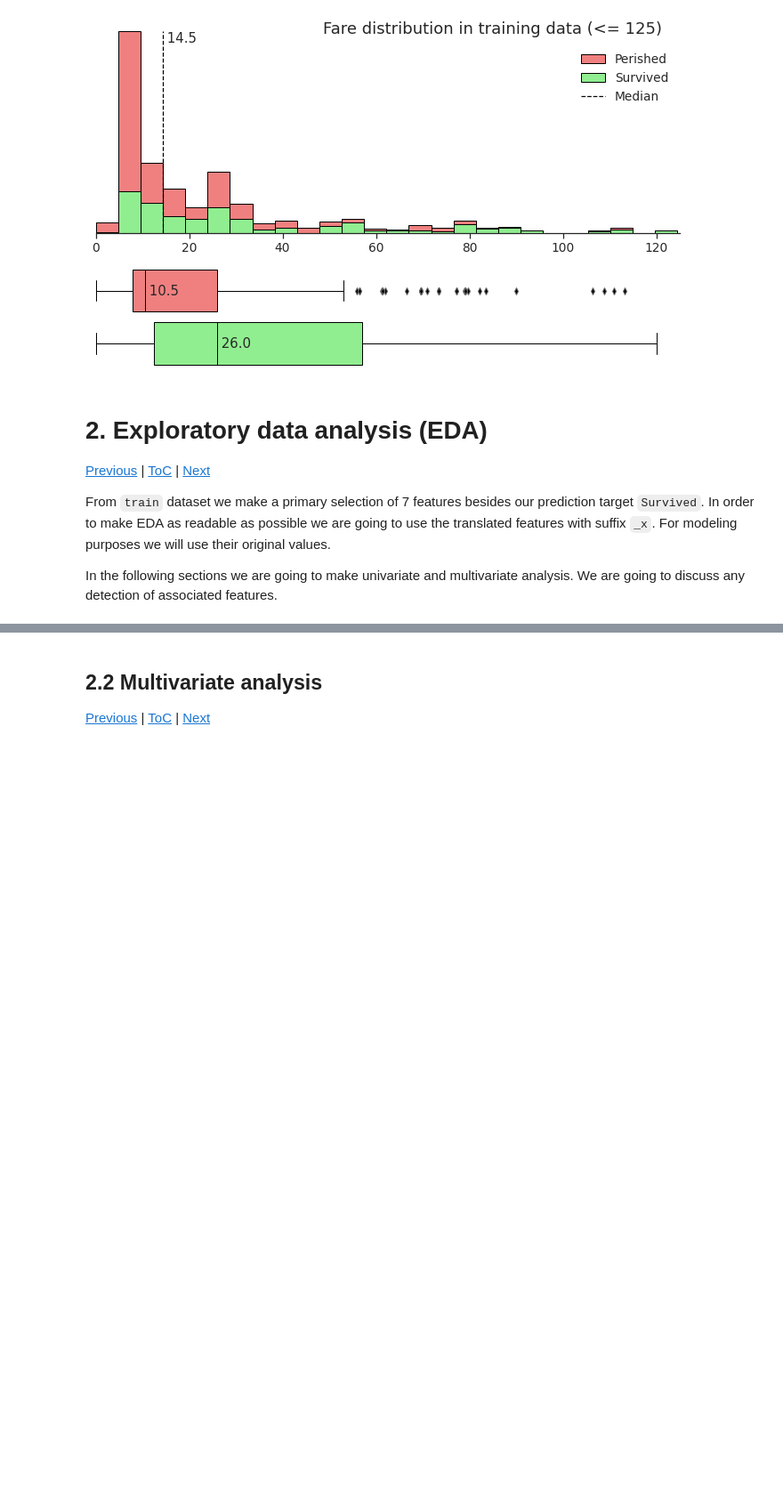
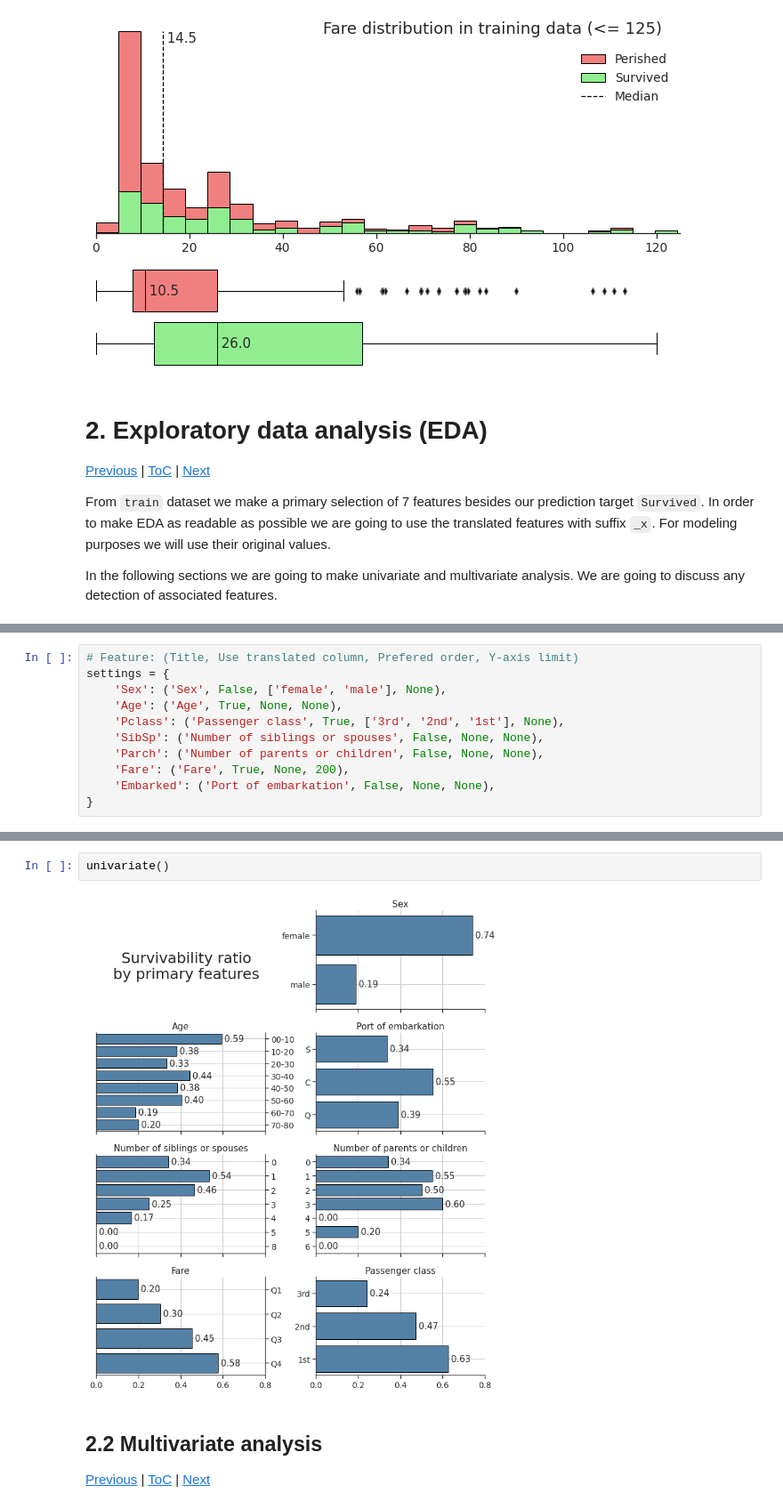
Before and after one commit to BPRateiro/Kaggle-competitions, a Jupyter notebook: titanic-eda-and-prediction.ipynb, the cells around one changed output, grey strips where cells are left out. Shown at 89% size. Saved outputs shown, nothing was run; the diff lists cells and outputs as text; blank space fills up the shorter version.

```diff
--- a/titanic-eda-and-prediction.ipynb
+++ b/titanic-eda-and-prediction.ipynb
@@ -420,0 +436,11 @@ train[primary_target + primary_features].head()
+# %%
+# Feature: (Title, Use translated column, Prefered order, Y-axis limit)
+settings = {
+    'Sex': ('Sex', False, ['female', 'male'], None),
+    'Age': ('Age', True, None, None),
+    'Pclass': ('Passenger class', True, ['3rd', '2nd', '1st'], None),
+    'SibSp': ('Number of siblings or spouses', False, None, None),
+    'Parch': ('Number of parents or children', False, None, None),
+    'Fare': ('Fare', True, None, 200),
+    'Embarked': ('Port of embarkation', False, None, None),
+}
@@ -500,3 +597,7 @@ for i, feature in enumerate(primary_features):
+# %%
+univariate()
+# %% [output]
+[figure, added]
 # %% [markdown]
 <a id="2.2"></a>
 ## 2.2 Multivariate analysis
```
Also changed, not shown: parts of 13 cells of this notebook.
